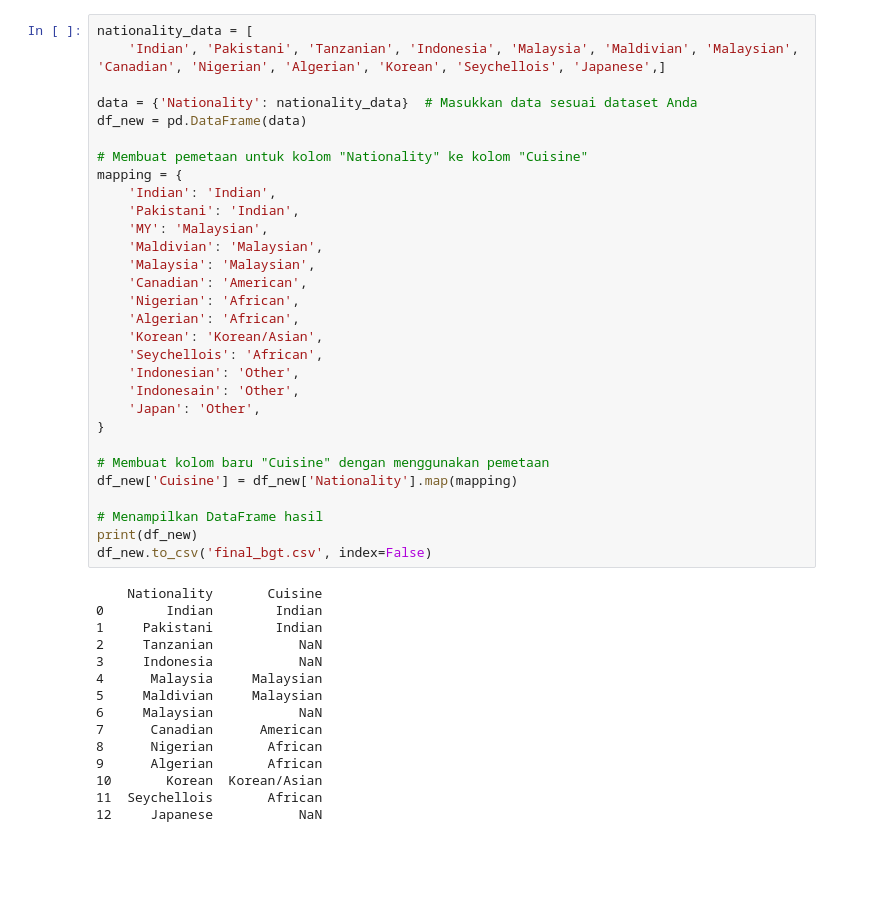
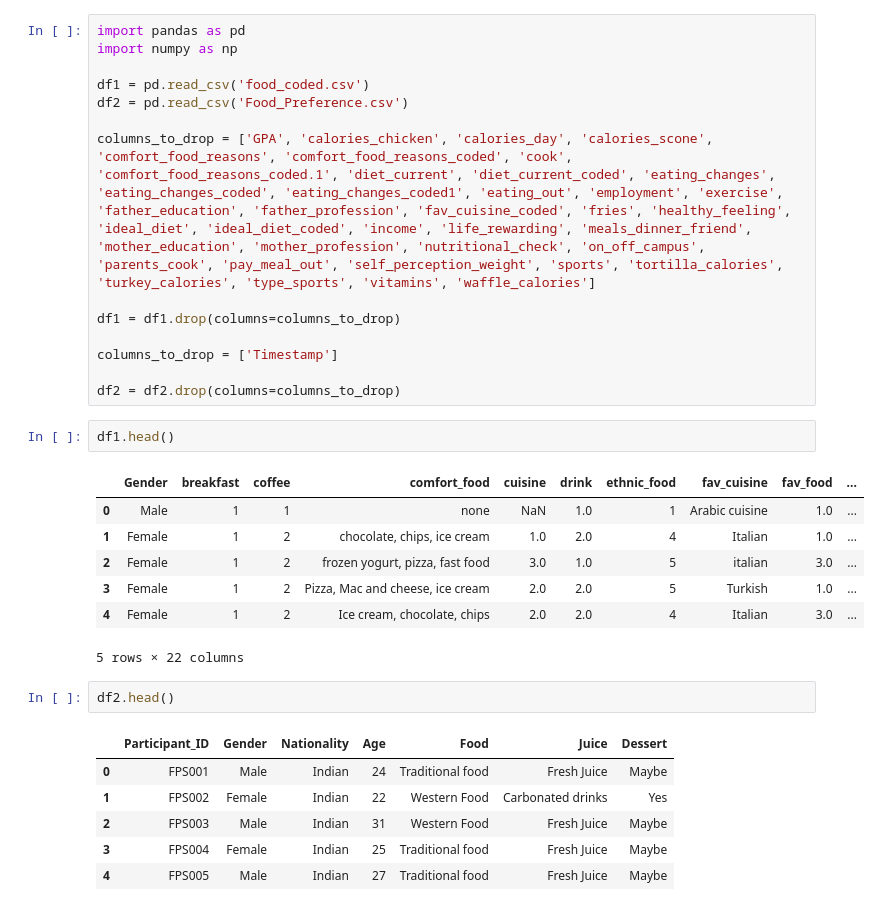
Before and after one commit to lsawfa/Spare2Share, a Jupyter notebook: dataset_modified.ipynb, the cells around one changed output. Drawn from its saved outputs; the diff is of its cells as text; blank space fills up the shorter version.

```diff
--- a/dataset_modified.ipynb
+++ b/dataset_modified.ipynb
@@ -163,45 +1,33 @@ KeyError: "['GPA'] not found in axis"
-# %%
-nationality_data = [
-    'Indian', 'Pakistani', 'Tanzanian', 'Indonesia', 'Malaysia', 'Maldivian', 'Malaysian', 'Canadian', 'Nigerian', 'Algerian', 'Korean', 'Seychellois', 'Japanese',]
-
-data = {'Nationality': nationality_data}  # Masukkan data sesuai dataset Anda
-df_new = pd.DataFrame(data)
-
-# Membuat pemetaan untuk kolom "Nationality" ke kolom "Cuisine"
-mapping = {
-    'Indian': 'Indian',
-    'Pakistani': 'Indian',
-    'MY': 'Malaysian',
-    'Maldivian': 'Malaysian',
-    'Malaysia': 'Malaysian',
-    'Canadian': 'American',
-    'Nigerian': 'African',
-    'Algerian': 'African',
-    'Korean': 'Korean/Asian',
-    'Seychellois': 'African',
-    'Indonesian': 'Other',
-    'Indonesain': 'Other',
-    'Japan': 'Other',
-}
-
-# Membuat kolom baru "Cuisine" dengan menggunakan pemetaan
-df_new['Cuisine'] = df_new['Nationality'].map(mapping)
-
-# Menampilkan DataFrame hasil
-print(df_new)
-df_new.to_csv('final_bgt.csv', index=False)
-# %% [output]
-    Nationality       Cuisine
-0        Indian        Indian
-1     Pakistani        Indian
-2     Tanzanian           NaN
-3     Indonesia           NaN
-4      Malaysia     Malaysian
-5     Maldivian     Malaysian
-6     Malaysian           NaN
-7      Canadian      American
-8      Nigerian       African
-9      Algerian       African
-10       Korean  Korean/Asian
-11  Seychellois       African
-12     Japanese           NaN
+# %%
+import pandas as pd
+import numpy as np
+
+df1 = pd.read_csv('food_coded.csv')
+df2 = pd.read_csv('Food_Preference.csv')
+
+columns_to_drop = ['GPA', 'calories_chicken', 'calories_day', 'calories_scone', 'comfort_food_reasons', 'comfort_food_reasons_coded', 'cook', 'comfort_food_reasons_coded.1', 'diet_current', 'diet_current_coded', 'eating_changes', 'eating_changes_coded', 'eating_changes_coded1', 'eating_out', 'employment', 'exercise', 'father_education', 'father_profession', 'fav_cuisine_coded', 'fries', 'healthy_feeling', 'ideal_diet', 'ideal_diet_coded', 'income', 'life_rewarding', 'meals_dinner_friend', 'mother_education', 'mother_profession', 'nutritional_check', 'on_off_campus', 'parents_cook', 'pay_meal_out', 'self_perception_weight', 'sports', 'tortilla_calories', 'turkey_calories', 'type_sports', 'vitamins', 'waffle_calories']
+
+df1 = df1.drop(columns=columns_to_drop)
+
+columns_to_drop = ['Timestamp']
+
+df2 = df2.drop(columns=columns_to_drop)
+# %%
+df1.head()
+# %% [output]
+|  | Gender | breakfast | coffee | comfort_food | cuisine | drink | ethnic_food | fav_cuisine | fav_food | ... |
+| 0 | Male | 1 | 1 | none | NaN | 1.0 | 1 | Arabic cuisine | 1.0 | ... |
+| 1 | Female | 1 | 2 | chocolate, chips, ice cream | 1.0 | 2.0 | 4 | Italian | 1.0 | ... |
+| 2 | Female | 1 | 2 | frozen yogurt, pizza, fast food | 3.0 | 1.0 | 5 | italian | 3.0 | ... |
+| 3 | Female | 1 | 2 | Pizza, Mac and cheese, ice cream | 2.0 | 2.0 | 5 | Turkish | 1.0 | ... |
+| 4 | Female | 1 | 2 | Ice cream, chocolate, chips | 2.0 | 2.0 | 4 | Italian | 3.0 | ... |
+5 rows × 22 columns
+# %%
+df2.head()
+# %% [output]
+|  | Participant_ID | Gender | Nationality | Age | Food | Juice | Dessert |
+| 0 | FPS001 | Male | Indian | 24 | Traditional food | Fresh Juice | Maybe |
+| 1 | FPS002 | Female | Indian | 22 | Western Food | Carbonated drinks | Yes |
+| 2 | FPS003 | Male | Indian | 31 | Western Food | Fresh Juice | Maybe |
+| 3 | FPS004 | Female | Indian | 25 | Traditional food | Fresh Juice | Maybe |
+| 4 | FPS005 | Male | Indian | 27 | Traditional food | Fresh Juice | Maybe |
```
Also changed, not shown: parts of 36 cells of this notebook, 2 other files.
